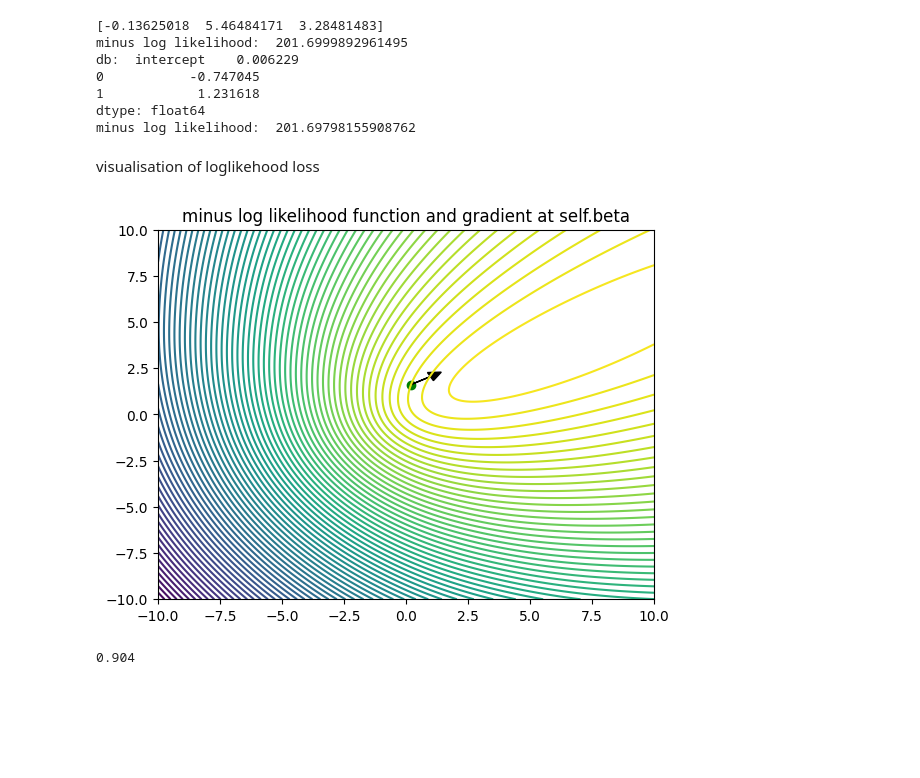
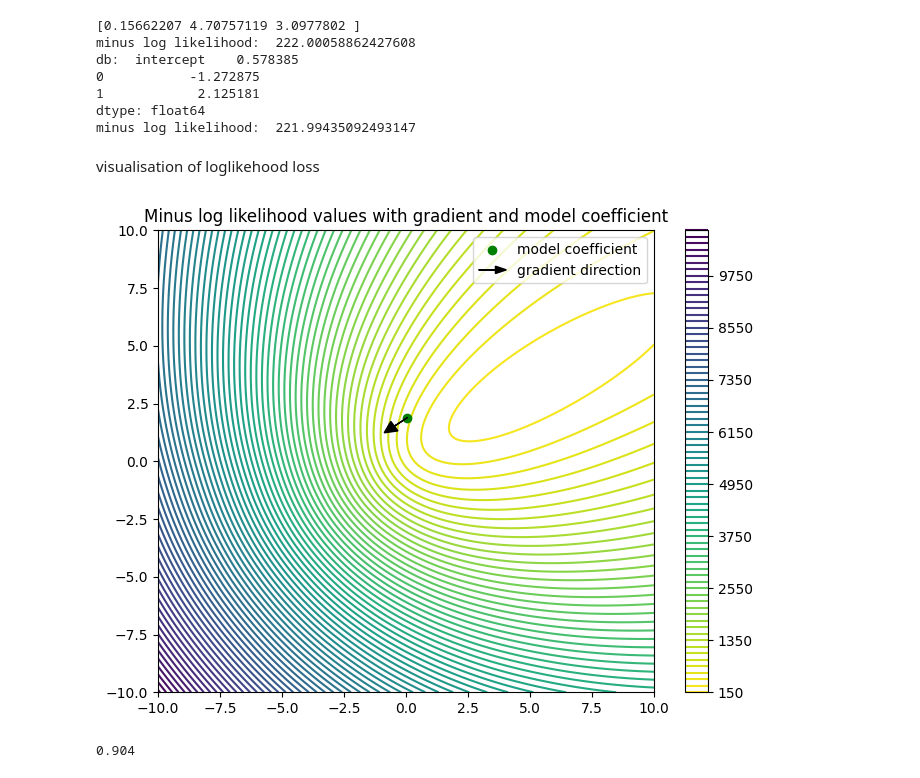
Before and after one commit to Fersoil/logistic_regression, a Jupyter notebook: helper_notebooks/tests.ipynb, the cells around one changed output. Cells and saved outputs as stored; diff of their text form; code cells hidden in the pictures; blank space fills up the shorter version.

```diff
--- a/helper_notebooks/tests.ipynb
+++ b/helper_notebooks/tests.ipynb
@@ -7,7 +10,7 @@ import matplotlib.pyplot as plt
 # %%
 import numpy as np
 from scipy.special import expit as sigmoid
-n = 1000
+n = 10000
 
 a = 10
 
@@ -45,18 +51,18 @@ print("db: ", db)
 lr.beta = lr.beta - 0.001 * db
 print("minus log likelihood: ", lr.minus_log_likelihood(X, y))
 # %% [output]
-[-0.13625018  5.46484171  3.28481483]
-minus log likelihood:  201.6999892961495
-db:  intercept    0.006229
-0           -0.747045
-1            1.231618
+[0.15662207 4.70757119 3.0977802 ]
+minus log likelihood:  222.00058862427608
+db:  intercept    0.578385
+0           -1.272875
+1            2.125181
 dtype: float64
-minus log likelihood:  201.69798155908762
+minus log likelihood:  221.99435092493147
 # %% [markdown]
 visualisation of loglikehood loss
 # %%
 lr = logistic_regression.LogisticRegressor()
-lr.fit(X, y, max_num_epoch=1)
+lr.fit(X, y, max_num_epoch=2)
 
 db = logistic_regression.LogisticRegressor.loss_prime(X_model, y, lr.beta)
 
@@ -73,16 +79,32 @@ for i in range(k):
         weighted_input = X @ beta
         Z[i, j] = np.sum(y * weighted_input - np.log(1 + np.exp(weighted_input)))
 # %%
+from matplotlib import cm, ticker
+from matplotlib.legend_handler import HandlerPatch
+import matplotlib.patches as mpatches
 
-plt.contour(X1, X2, Z, 100)
-# add dot for self.beta
-plt.scatter(lr.beta[0], lr.beta[1], c = 'g')
-# draw arrow for gradient
-plt.arrow(lr.beta[0], lr.beta[1], -0.01 * db[0], -0.01 * db[1], head_width=0.5, head_length=0.5, fc='k', ec='k')
-plt.title("minus log likelihood function and gradient at self.beta")
+def make_legend_arrow(legend, orig_handle,
+                      xdescent, ydescent,
+                      width, height, fontsize):
+    p = mpatches.FancyArrow(0, 0.5*height, width, 0, length_includes_head=True, head_width=0.75*height )
+    return p
+
+f = plt.figure(figsize=(8,6))
+
+plt.contour(X1, X2, -Z, 100, cmap=cm.viridis_r)
+
+plt.colorbar()
+scatter = plt.scatter(lr.beta[0], lr.beta[1], c='g', zorder=10)
+arrow = plt.arrow(lr.beta[0], lr.beta[1], 0.01 * db[0], 0.01 * db[1], head_width=0.5, head_length=0.5, fc='k', ec='k', label='My label', zorder=10)
+plt.title("Minus log likelihood values with gradient and model coefficient")
+
+
+
+plt.legend([scatter, arrow,], ["model coefficient", 'gradient direction',], handler_map={mpatches.FancyArrow : HandlerPatch(patch_func=make_legend_arrow), })
+
 plt.show()
 # %% [output]
-[figure, old version]
+[figure, new version]
 # %%
 lr.fit(X, y, max_num_epoch=1000)
 
```
Also changed, not shown: parts of 3 cells of this notebook, 6 other files.
